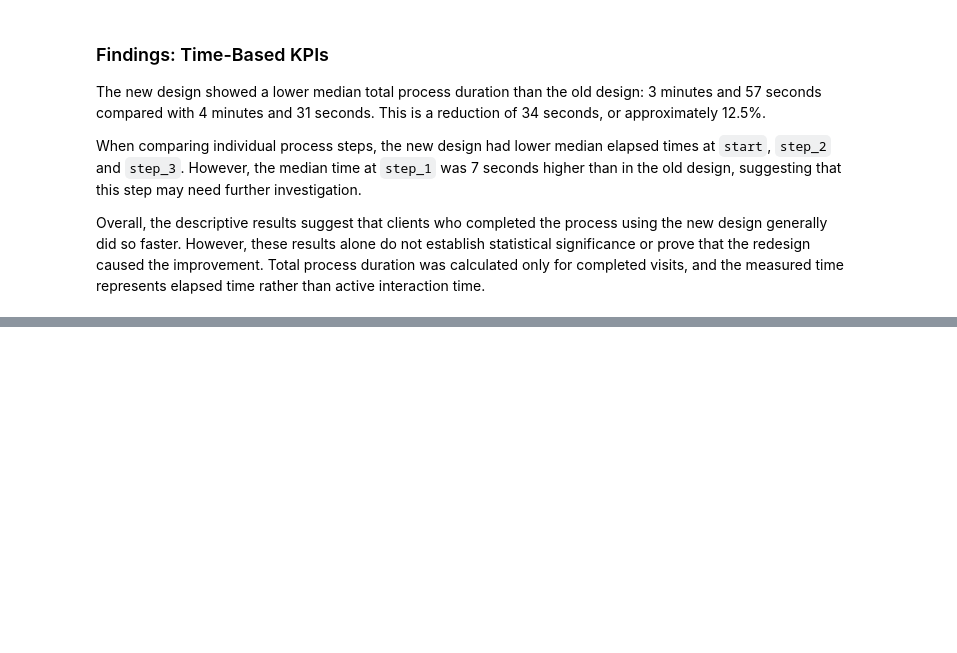
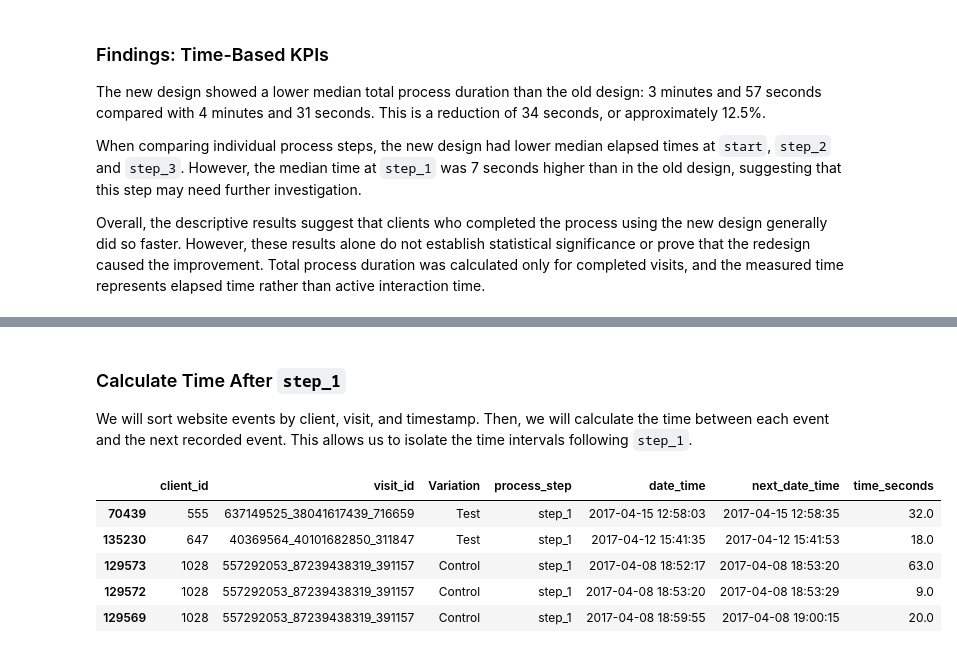
Before and after one commit to JovZiv/vanguard-ab-test-project2, a Jupyter notebook: vanguard-ab-test.ipynb, the cells around one changed output, grey strips where cells are left out. Cells and saved outputs as stored; diff of their text form; code cells hidden in the pictures; blank space fills up the shorter version.

```diff
--- a/vanguard-ab-test.ipynb
+++ b/vanguard-ab-test.ipynb
@@ -691,0 +735,44 @@ Overall, the descriptive results suggest that clients who completed the process
+# %% [markdown]
+### Calculate Time After `step_1`
+
+We will sort website events by client, visit, and timestamp. Then, we will calculate the time between each event and the next recorded event. This allows us to isolate the time intervals following `step_1`.
+# %%
+# Copy the cleaned website activity data and sort events chronologically
+df_age_time = df.sort_values(by=["client_id", "visit_id", "date_time"]).copy()
+
+# Get the timestamp of the next event within each client visit
+df_age_time["next_date_time"] = df_age_time.groupby(["client_id", "visit_id"])[
+    "date_time"
+].shift(-1)
+
+# Calculate the time between the current event and the next event in seconds
+df_age_time["time_seconds"] = (
+    df_age_time["next_date_time"] - df_age_time["date_time"]
+).dt.total_seconds()
+
+# Keep only step_1 events that have a following event
+step1_age = df_age_time[
+    (df_age_time["process_step"] == "step_1") & (df_age_time["next_date_time"].notna())
+].copy()
+
+# Display a sample to check the results
+display(
+    step1_age[
+        [
+            "client_id",
+            "visit_id",
+            "Variation",
+            "process_step",
+            "date_time",
+            "next_date_time",
+            "time_seconds",
+        ]
+    ].head()
+)
+# %% [output]
+|  | client_id | visit_id | Variation | process_step | date_time | next_date_time | time_seconds |
+| 70439 | 555 | 637149525_38041617439_716659 | Test | step_1 | 2017-04-15 12:58:03 | 2017-04-15 12:58:35 | 32.0 |
+| 135230 | 647 | 40369564_40101682850_311847 | Test | step_1 | 2017-04-12 15:41:35 | 2017-04-12 15:41:53 | 18.0 |
+| 129573 | 1028 | 557292053_87239438319_391157 | Control | step_1 | 2017-04-08 18:52:17 | 2017-04-08 18:53:20 | 63.0 |
+| 129572 | 1028 | 557292053_87239438319_391157 | Control | step_1 | 2017-04-08 18:53:20 | 2017-04-08 18:53:29 | 9.0 |
+| 129569 | 1028 | 557292053_87239438319_391157 | Control | step_1 | 2017-04-08 18:59:55 | 2017-04-08 19:00:15 | 20.0 |
```
Also changed, not shown: parts of 23 cells of this notebook.
